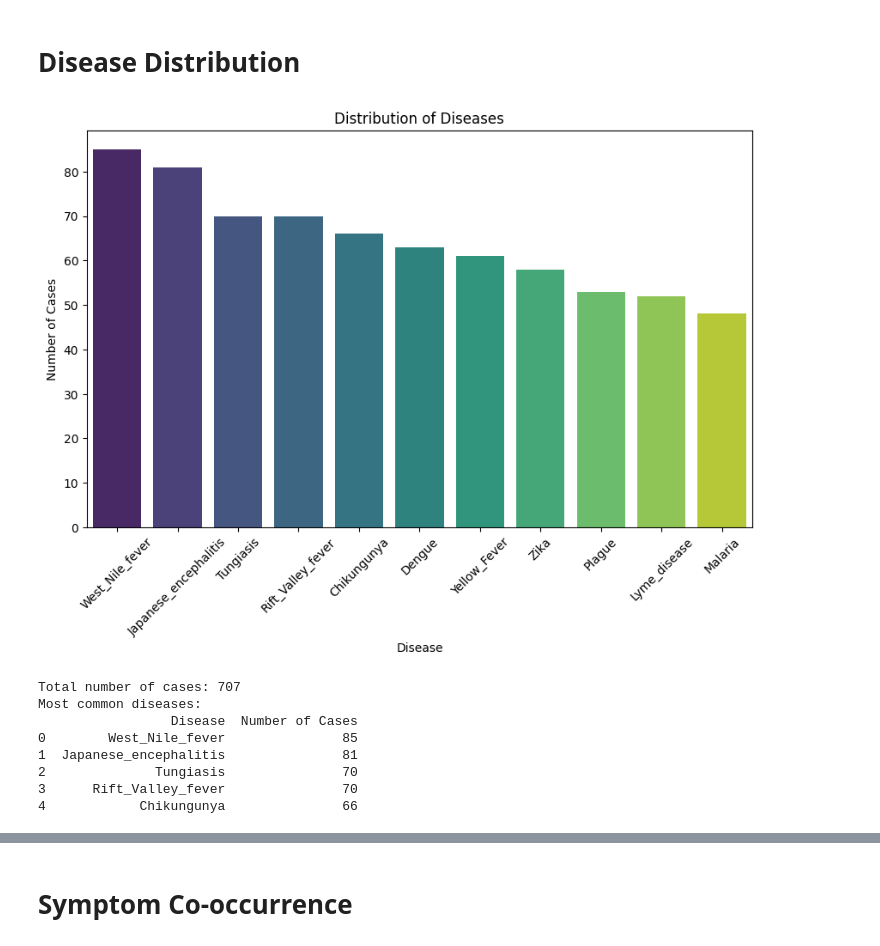
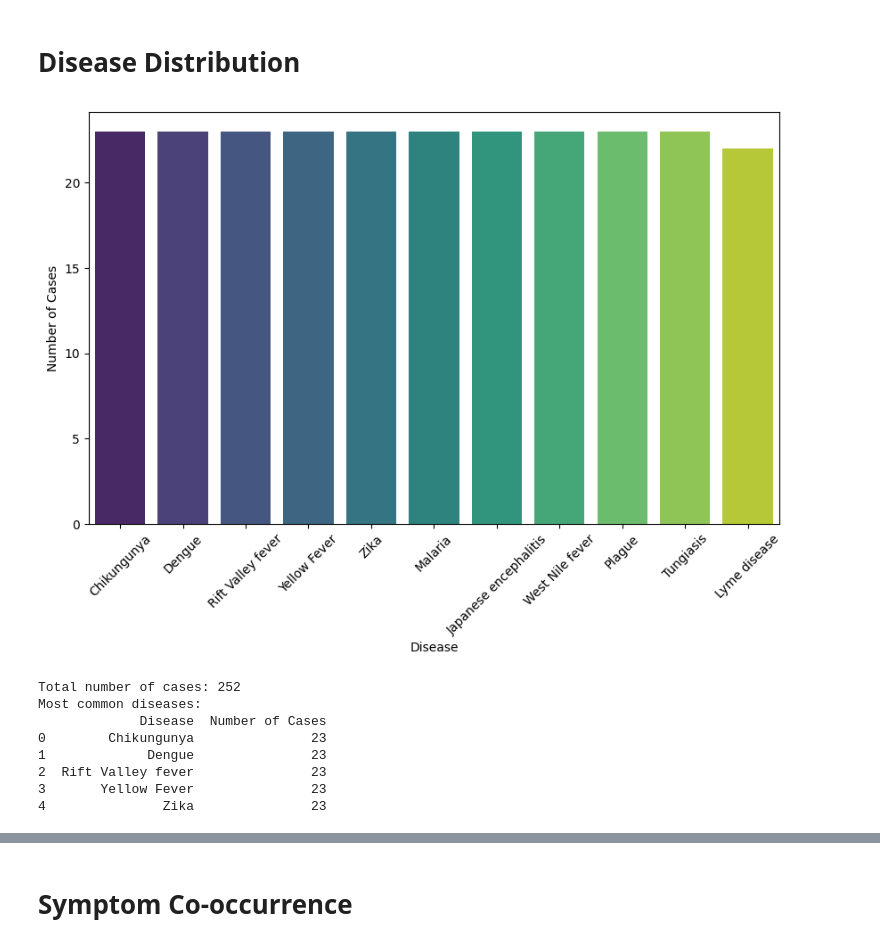
Before and after one commit to raki893/Vector-Borne-Diseases, a Jupyter notebook: Analysis.ipynb, the cells around one changed output, grey strips where cells are left out. Saved outputs shown, nothing was run; the diff lists cells and outputs as text; code cells hidden in the pictures.

```diff
--- a/Analysis.ipynb
+++ b/Analysis.ipynb
@@ -4,6 +4,7 @@
 import pandas as pd
 import math
 import matplotlib.pyplot as plt
+import numpy as np
 import seaborn as sns
 import networkx as nx
 from sklearn.manifold import TSNE
@@ -12,7 +13,8 @@ from sklearn.preprocessing import StandardScaler
 from sklearn.cluster import DBSCAN
 from imblearn.over_sampling import SMOTE
 from collections import Counter
+from sklearn.cluster import KMeans
 
 
-file_path = '/Users/rakibul/Desktop/Machine Learning/VBD/Vector-Borne-Diseases/dataset.csv'
+file_path = '/Users/rakibul/Desktop/uni koblenz/winter 202324/Research Lab/code/models/trainn.csv'
 data = pd.read_csv(file_path)
@@ -169,37 +269,37 @@ plt.show()
 # %%
 # Count the occurrences of each disease
 disease_counts = data['prognosis'].value_counts().reset_index()
 disease_counts.columns = ['Disease', 'Number of Cases']
 
 # Bar plot
 plt.figure(figsize=(10, 6))
 sns.barplot(x='Disease', y='Number of Cases', data=disease_counts, palette='viridis')
-plt.title('Distribution of Diseases')
+#plt.title('Distribution of Diseases')
 plt.xlabel('Disease')
 plt.ylabel('Number of Cases')
 plt.xticks(rotation=45)
 plt.show()
 
 # Print summary statistics
 print("Total number of cases:", len(data))
 print("Most common diseases:")
 print(disease_counts.head())
 
 # KDE plot (if desired)
 disease_data = data['prognosis'].value_counts().values
 plt.figure(figsize=(10, 6))
 sns.kdeplot(disease_data, bw_adjust=0.5)
-plt.title('Density Plot of  Diseases')
+# plt.title('Density Plot of  Diseases')
 plt.xlabel('Number of Cases')
 plt.ylabel('Density')
 plt.show()
 # %% [output]
-[figure, old version]
+[figure, new version]
-Total number of cases: 707
+Total number of cases: 252
 Most common diseases:
-                 Disease  Number of Cases
-0        West_Nile_fever               85
-1  Japanese_encephalitis               81
-2              Tungiasis               70
-3      Rift_Valley_fever               70
-4            Chikungunya               66
+             Disease  Number of Cases
+0        Chikungunya               23
+1             Dengue               23
+2  Rift Valley fever               23
+3       Yellow Fever               23
+4               Zika               23
```
Also changed, not shown: parts of 30 cells of this notebook, 7 other files.
